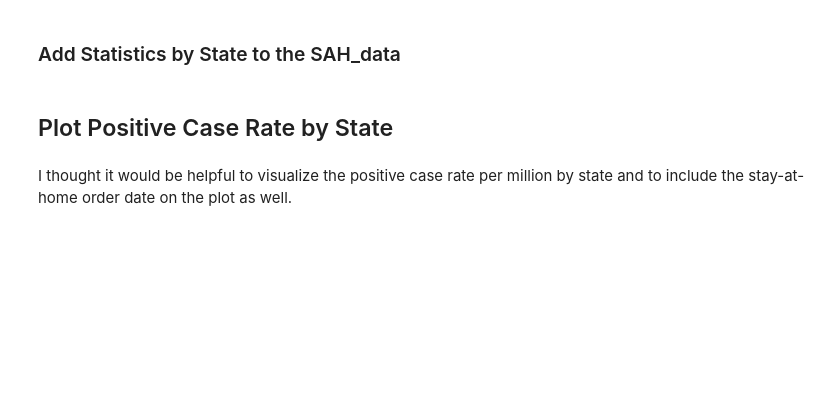
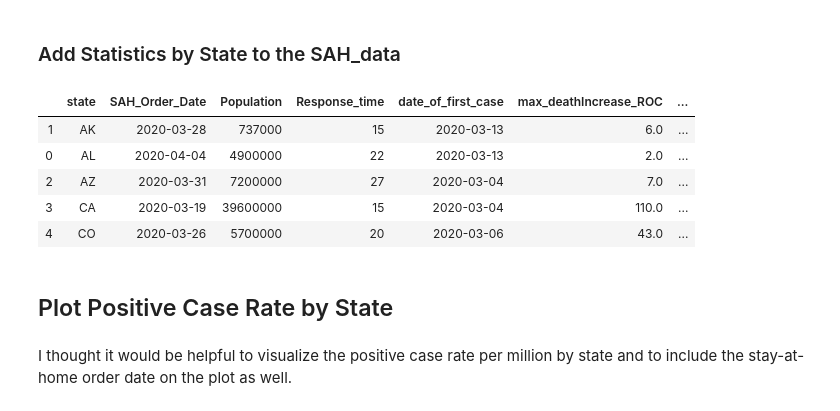
Before and after one commit to camzman/py4ds, a Jupyter notebook: PythonProject - Final.ipynb, the cells around one changed output. Cells and saved outputs as stored; diff of their text form; code cells hidden in the pictures; blank space fills up the shorter version.

Commit message:
Final Final + Data

```diff
--- a/PythonProject - Final.ipynb
+++ b/PythonProject - Final.ipynb
@@ -219,27 +281,34 @@ data.head()
 # %%
 # Get totals for each state
 max_deaths_rt = data.groupby('state', as_index = False)['deathIncrease_ROC'].max() # Maximum death rate by state
 total_deaths_per_M = data.groupby('state', as_index = False)['deaths_per_M'].max() # Maximum deaths per million
 max_death_rt_per_M = data.groupby('state', as_index = False)['death_rt_per_M'].max() # maximum death rate per million
 max_deathIncrease_ROC_per_M = data.groupby('state', as_index = False)['deathIncrease_ROC_per_M'].max() # Maximum death rate ROC (2nd der.)
 total_positive = data.groupby('state', as_index = False)['positive'].max() # Total positive cases
 total_positive_per_M = data.groupby('state', as_index = False)['positive_per_M'].max() # Total positive cases per million
 total_hospitalized = data.groupby('state', as_index = False)['hospitalized'].max() # Total positive cases
 total_hospitalized_per_M = data.groupby('state', as_index = False)['hospitalized_per_M'].max() # Total positive cases per million
 max_positive_rt_per_M = data.groupby('state', as_index = False)['positive_rt_per_M'].max() # maximum positive case rate per million
 
 # Add to SAH dataset
 SAH_data['max_deathIncrease_ROC'] = pd.DataFrame(max_deaths_rt['deathIncrease_ROC'])
 SAH_data['total_deaths_per_M'] = pd.DataFrame(total_deaths_per_M['deaths_per_M'])
 SAH_data['max_death_rt_per_M'] = pd.DataFrame(max_death_rt_per_M['death_rt_per_M'])
 SAH_data['max_deathIncrease_ROC_per_M'] = pd.DataFrame(max_deathIncrease_ROC_per_M['deathIncrease_ROC_per_M'])
 SAH_data['total_positive'] = pd.DataFrame(total_positive['positive'])
 SAH_data['total_positive_per_M'] = pd.DataFrame(total_positive_per_M['positive_per_M'])
 SAH_data['total_hospitalized'] = pd.DataFrame(total_hospitalized['hospitalized'])
 SAH_data['total_hospitalized_per_M'] = pd.DataFrame(total_hospitalized_per_M['hospitalized_per_M'])
 SAH_data['max_positive_rt_per_M'] = pd.DataFrame(max_positive_rt_per_M['positive_rt_per_M'])
 
-SAH_data
+SAH_data.head()
+# %% [output]
+|  | state | SAH_Order_Date | Population | Response_time | date_of_first_case | max_deathIncrease_ROC | ... |
+| 1 | AK | 2020-03-28 | 737000 | 15 | 2020-03-13 | 6.0 | ... |
+| 0 | AL | 2020-04-04 | 4900000 | 22 | 2020-03-13 | 2.0 | ... |
+| 2 | AZ | 2020-03-31 | 7200000 | 27 | 2020-03-04 | 7.0 | ... |
+| 3 | CA | 2020-03-19 | 39600000 | 15 | 2020-03-04 | 110.0 | ... |
+| 4 | CO | 2020-03-26 | 5700000 | 20 | 2020-03-06 | 43.0 | ... |
 # %% [markdown]
 ## Plot Positive Case Rate by State
 # %% [markdown]
```
Also changed, not shown: parts of 18 cells of this notebook, 1 other file.
